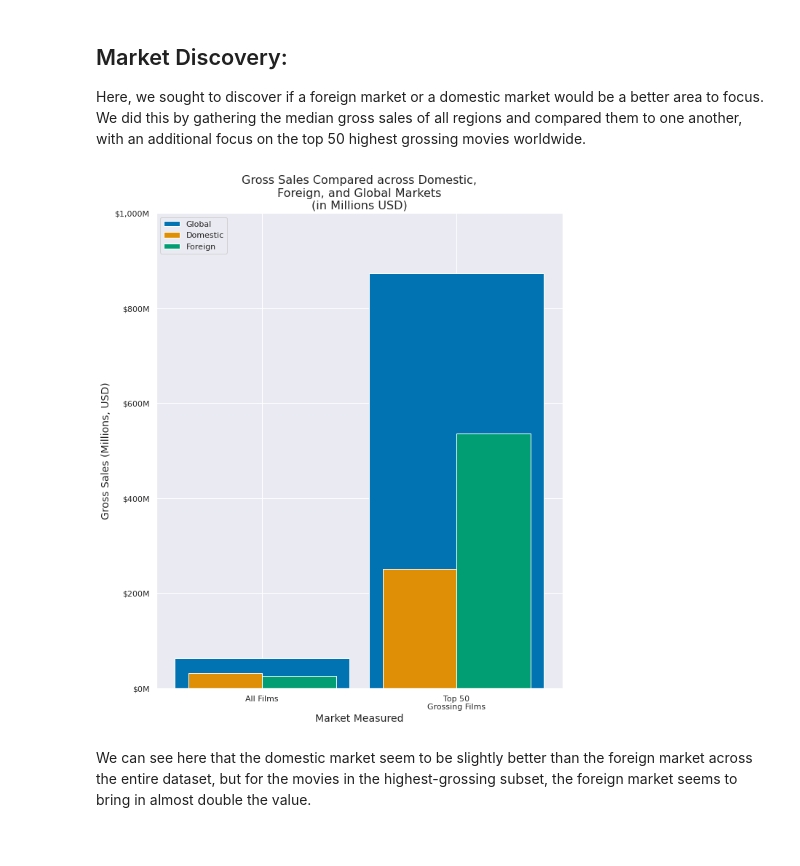
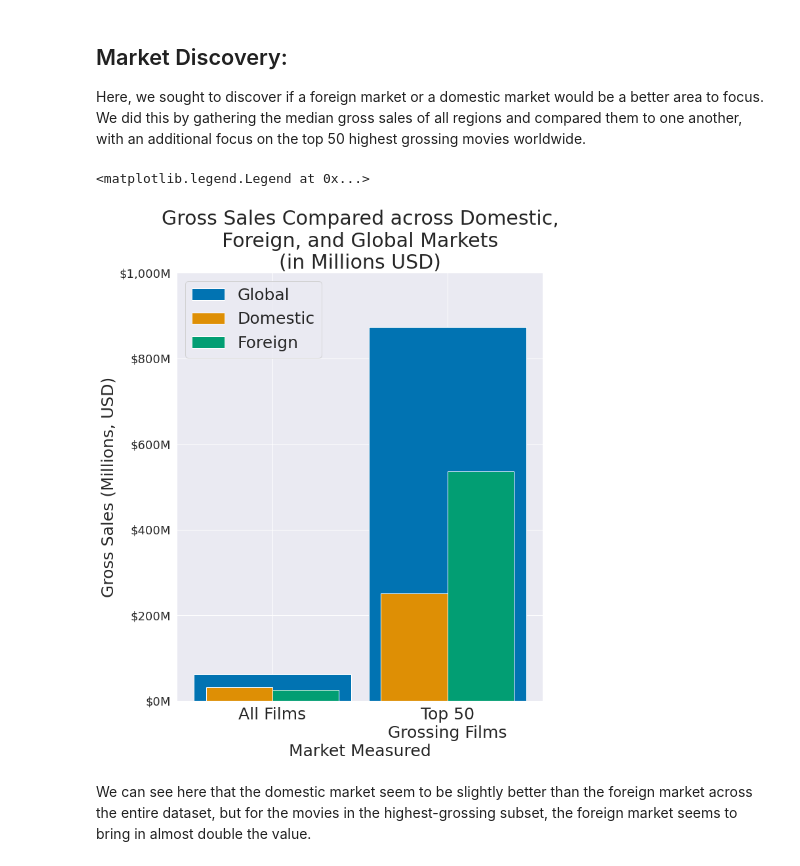
Before and after one commit to ParkedHampster/MS_Studios-Phase_1, a Jupyter notebook: microsoft_movie_studio_investigation.ipynb, the cells around one changed output. Cells and saved outputs as stored; diff of their text form; code cells hidden in the pictures.

Commit message:
Update market investigation to be more legible Update notebook to include new market image

```diff
--- a/microsoft_movie_studio_investigation.ipynb
+++ b/microsoft_movie_studio_investigation.ipynb
@@ -304,43 +304,50 @@ market_focus = {
         'top_median': market_focus_df['foreign_gross'][:50].median()
     }
 }
+# %%
+plt.rcParams.update({'font.size': 24})
 # %%
 fig, ax = plt.subplots(figsize = (10,12))
 sns.set_palette('colorblind')
 
 x = ['All Films','Top 50\nGrossing Films']
 _y_ticks = [(value * 10**8) for value in range(0,10+1,2)]
 
 ax.bar(
     x=x,
     height=list(market_focus['worldwide'].values()),
     width=-0.9,
     align='center'
 )
 ax.bar(
     x=x,
     height=list(market_focus['domestic'].values()),
     width=-0.38,
     align='edge'
 )
 ax.bar(
     x=x,
     height=list(market_focus['foreign'].values()),
     width=0.38,
     align='edge'
 )
 
 ax.set(
-    title="Gross Sales Compared across Domestic,\nForeign, and Global Markets\n(in Millions USD)",
-    xlabel="Market Measured",
-    ylabel="Gross Sales (Millions, USD)",
     yticks=_y_ticks,
     yticklabels = [f'${int(x/1000000):,}M' for x in _y_ticks]
 )
-ax.legend(['Global','Domestic','Foreign'], loc="upper left")
-plt.rc('font', size = 25)
+
+plt.xticks(fontsize=25)
+plt.yticks(fontsize=18)
+plt.title("Gross Sales Compared across Domestic,\nForeign, and Global Markets\n(in Millions USD)",
+fontsize=30)
+plt.xlabel("Market Measured",fontsize=25)
+plt.ylabel("Gross Sales (Millions, USD)",fontsize=25)
+
+ax.legend(['Global','Domestic','Foreign'], loc="upper left", fontsize=25)
 # %% [output]
+<matplotlib.legend.Legend at 0x...>
-[figure, old version]
+[figure, new version]
 # %% [markdown]
 We can see here that the domestic market seem to be slightly better than the foreign market across the entire dataset, but for the movies in the highest-grossing subset, the foreign market seems to bring in almost double the value.
 # %% [markdown]
```
Also changed, not shown: 1 other file.
